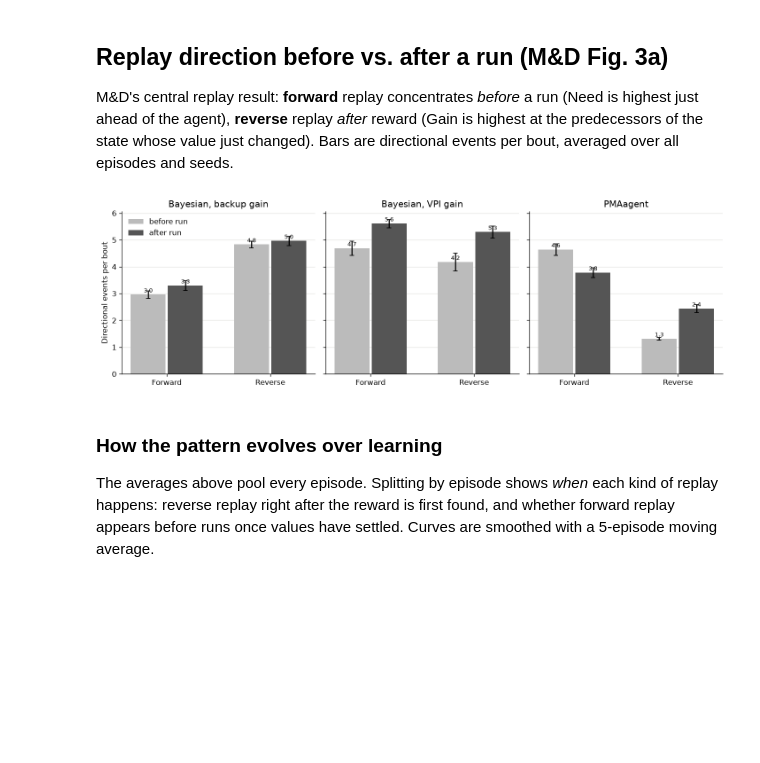
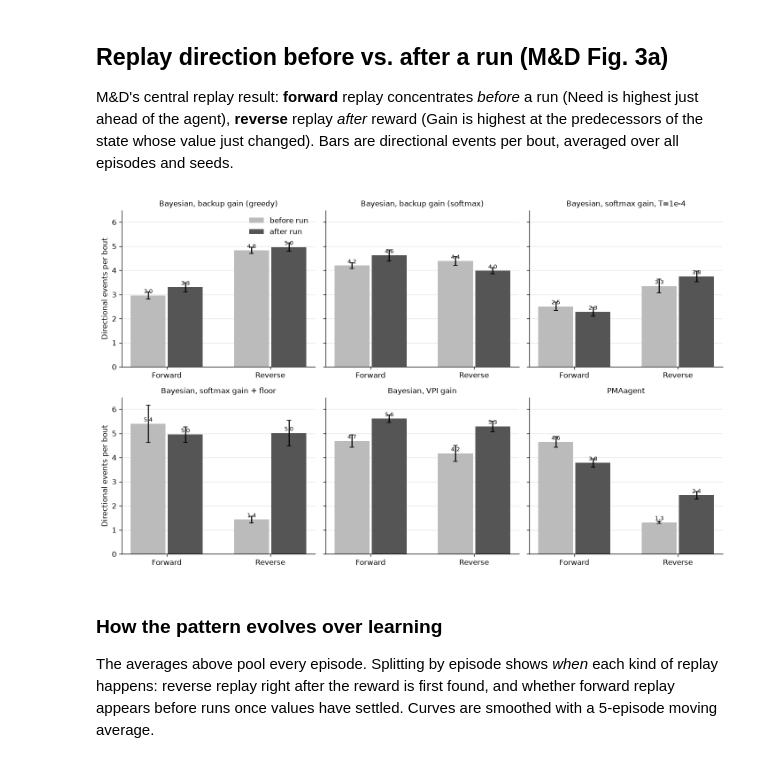
Before and after one commit to seblee97/bayesianqevb, a Jupyter notebook: notebooks/replay_sampler/mattar_maze_bayesian_replay.ipynb, the cells around one changed output. Drawn from its saved outputs; the diff is of its cells as text; code cells hidden in the pictures; blank space fills up the shorter version.

Commit message:
baseline gain, softmax

```diff
--- a/notebooks/replay_sampler/mattar_maze_bayesian_replay.ipynb
+++ b/notebooks/replay_sampler/mattar_maze_bayesian_replay.ipynb
@@ -179,7 +196,7 @@ def value_map(q_model):
     return np.array([q_model.value(s) for s in range(q_model.n_states)])
 
 
-def run_bayesian(sampler_kwargs, n_episodes, n_seeds):
+def run_bayesian(sampler_kwargs, n_episodes, n_seeds, temp=REPLAY_TEMP):
     steps = np.zeros((n_seeds, n_episodes))
     counts = {phase: {d: np.zeros((n_seeds, n_episodes)) for d in ("forward", "reverse")}
               for phase in ("before", "after")}
@@ -191,7 +208,7 @@ def run_bayesian(sampler_kwargs, n_episodes, n_seeds):
         q_model, reward_model = agent.q_model, agent.reward_model
         for ep in range(n_episodes):
             state = start_state = env.reset()
-            before, before_need = planning_bout(agent, state)
+            before, before_need = planning_bout(agent, state, temp=temp)
             done, n = False, 0
             while not done and n < 20_000:
                 probs = softmax_weights(q_model.q_means(state), temp=1.0 / SOFTMAX_BETA)
@@ -202,7 +219,7 @@ def run_bayesian(sampler_kwargs, n_episodes, n_seeds):
                 state, n = next_state, n + 1
             if seed == 0 and ep == 0:
                 examples["V_before_first_replay"] = value_map(q_model)
-            after, after_need = planning_bout(agent, state)
+            after, after_need = planning_bout(agent, state, temp=temp)
             steps[seed, ep] = n
             for phase, bout, agent_state in (("before", before, start_state), ("after", after, state)):
                 for tree, strategy, evb in bout:
@@ -307,22 +324,24 @@ in total.
 N_EPISODES, N_SEEDS = 50, 8
 results = {}
 
-t0 = time.time()
-steps, counts, examples_backup = run_bayesian(dict(gain="backup"), N_EPISODES, N_SEEDS)
-results["Bayesian, backup gain"] = (steps, counts)
-print(f"Bayesian, backup gain: {time.time() - t0:.0f}s")
+examples = {}
+for name, kwargs, temp in BACKUP_CONFIGS:
+    t0 = time.time()
+    steps, counts, examples[name] = run_bayesian(kwargs, N_EPISODES, N_SEEDS, temp=temp)
+    results[name] = (steps, counts)
+    print(f"{name}: {time.time() - t0:.0f}s")
 
 t0 = time.time()
 steps, counts, examples_vpi = run_bayesian(dict(gain="vpi"), N_EPISODES, N_SEEDS)
 results["Bayesian, VPI gain"] = (steps, counts)
-print(f"Bayesian, VPI gain:    {time.time() - t0:.0f}s")
+print(f"Bayesian, VPI gain: {time.time() - t0:.0f}s")
 
 t0 = time.time()
 results["PMAagent"] = run_pma(N_EPISODES, N_SEEDS)
-print(f"PMAagent:              {time.time() - t0:.0f}s")
+print(f"PMAagent: {time.time() - t0:.0f}s")
 
 print()
-print(f"{'agent':24s} {'ep 1':>7s} {'ep 2-5':>7s} {'ep 41-50':>9s}   (mean steps to reward)")
+print(f"{'agent':32s} {'ep 1':>7s} {'ep 2-5':>7s} {'ep 41-50':>9s}   (mean steps to reward)")
 for name, (steps, _) in results.items():
-    print(f"{name:24s} {steps[:, 0].mean():7.0f} {steps[:, 1:5].mean():7.0f} {steps[:, -10:].mean():9.1f}")
+    print(f"{name:32s} {steps[:, 0].mean():7.0f} {steps[:, 1:5].mean():7.0f} {steps[:, -10:].mean():9.1f}")
 # %% [output]
@@ -367,28 +392,34 @@ reward (Gain is highest at the predecessors of the state whose value just
 changed). Bars are directional events per bout, averaged over all episodes
 and seeds.
 # %%
-fig, axes = plt.subplots(1, 3, figsize=(12, 3.8), sharey=True)
+n_cols = 3
+n_rows = -(-len(results) // n_cols)
+fig, axes = plt.subplots(n_rows, n_cols, figsize=(4 * n_cols, 3.6 * n_rows), sharey=True)
+axes = axes.ravel()
 x = np.arange(2)
 width = 0.36
 for ax, (name, (_, counts)) in zip(axes, results.items()):
     for offset, phase, color in ((-width / 2, "before", "#bbbbbb"), (width / 2, "after", "#555555")):
         vals = [counts[phase][d].mean() for d in ("forward", "reverse")]
         errs = [counts[phase][d].mean(axis=1).std() / np.sqrt(N_SEEDS) for d in ("forward", "reverse")]
         bars = ax.bar(x + offset, vals, width * 0.94, yerr=errs, capsize=3, color=color,
                       label=f"{phase} run")
         for bar, v in zip(bars, vals):
             ax.annotate(f"{v:.1f}", (bar.get_x() + bar.get_width() / 2, v), xytext=(0, 3),
                         textcoords="offset points", ha="center", fontsize=8)
     ax.set_xticks(x, ["Forward", "Reverse"])
-    ax.set_title(name)
+    ax.set_title(name, fontsize=10)
     ax.grid(axis="y", color="#e6e6e3", lw=0.8)
     ax.set_axisbelow(True)
-axes[0].set_ylabel("Directional events per bout")
+for ax in axes[::n_cols]:
+    ax.set_ylabel("Directional events per bout")
+for ax in axes[len(results):]:
+    ax.axis("off")
 axes[0].legend(frameon=False)
 plt.tight_layout()
 plt.show()
 # %% [output]
-[figure, old version]
+[figure, new version]
 # %% [markdown]
 ### How the pattern evolves over learning
 
```
Also changed, not shown: parts of 21 cells of this notebook, 1 other file.
